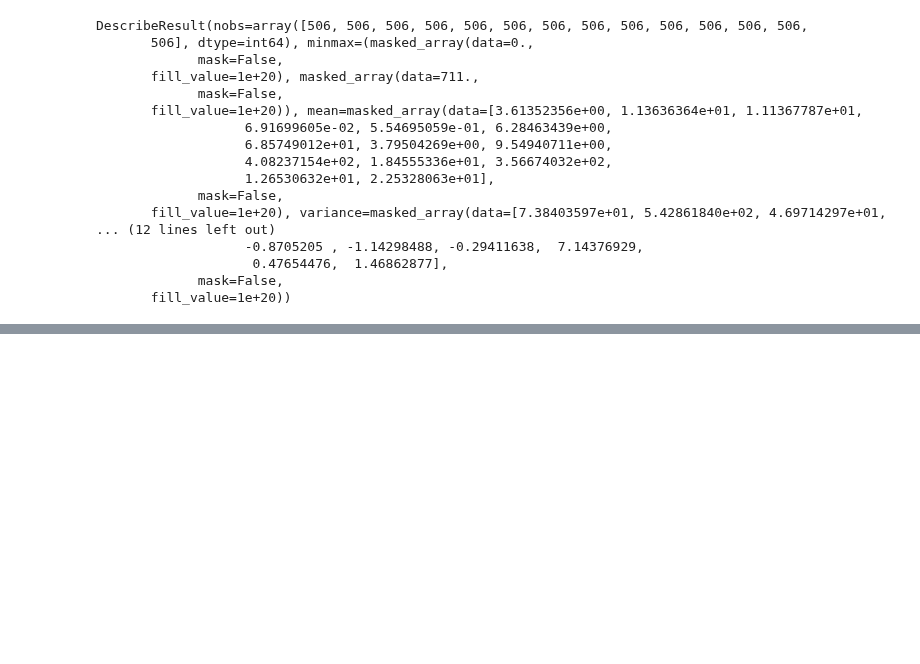
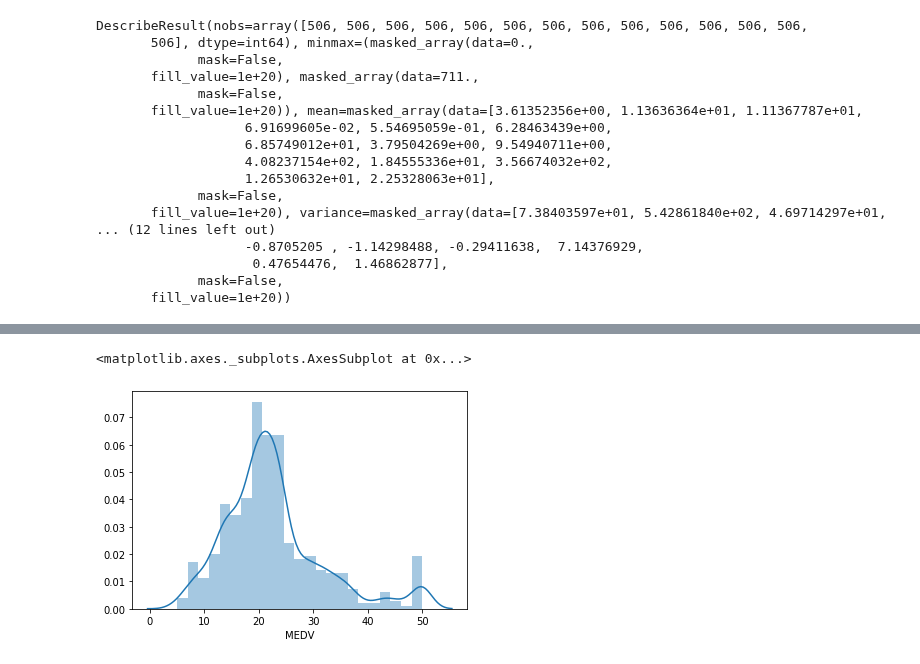
Before and after one commit to AideenByrne/2019MachineLearningProject, a Jupyter notebook: 2019project.ipynb, the cells around one changed output, grey strips where cells are left out. Saved outputs shown, nothing was run; the diff lists cells and outputs as text; code cells hidden in the pictures; blank space fills up the shorter version.

Commit message:
Plots

```diff
--- a/2019project.ipynb
+++ b/2019project.ipynb
@@ -160,0 +163,5 @@ df1 = pd.DataFrame(df, columns=columns)
+# %%
+sns.distplot(df1["MEDV"])
+# %% [output]
+<matplotlib.axes._subplots.AxesSubplot at 0x...>
+[figure, added]
```
Also changed, not shown: parts of 10 cells of this notebook.
